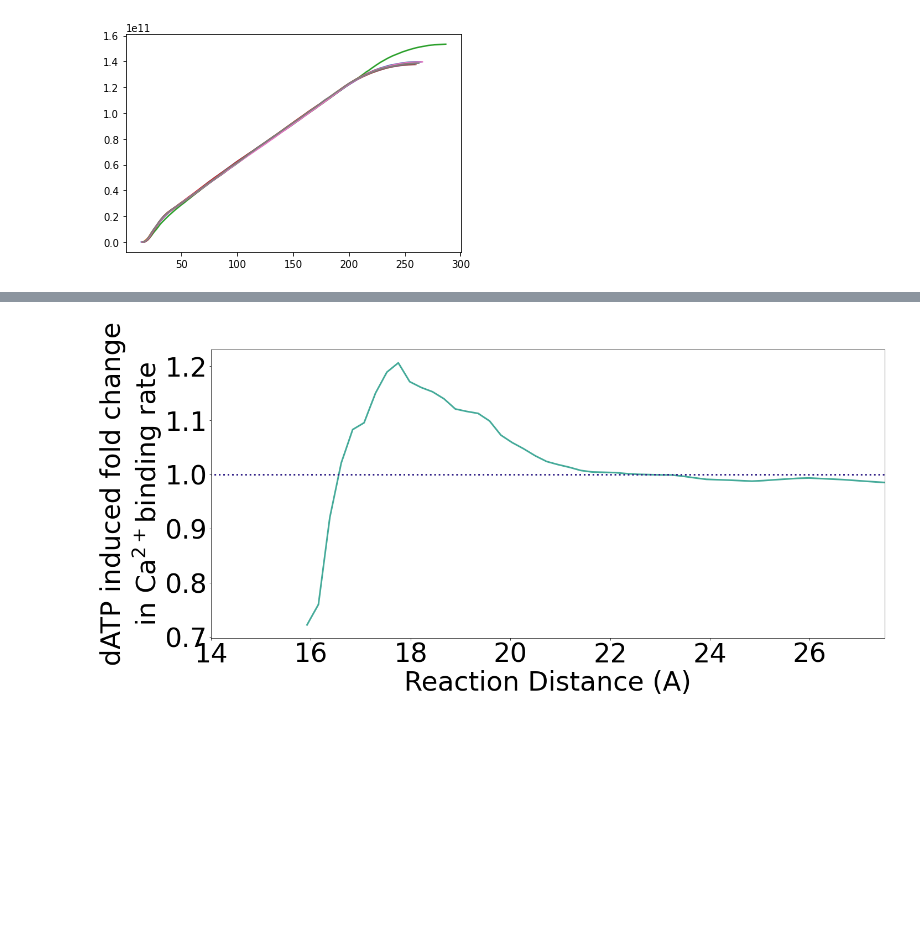
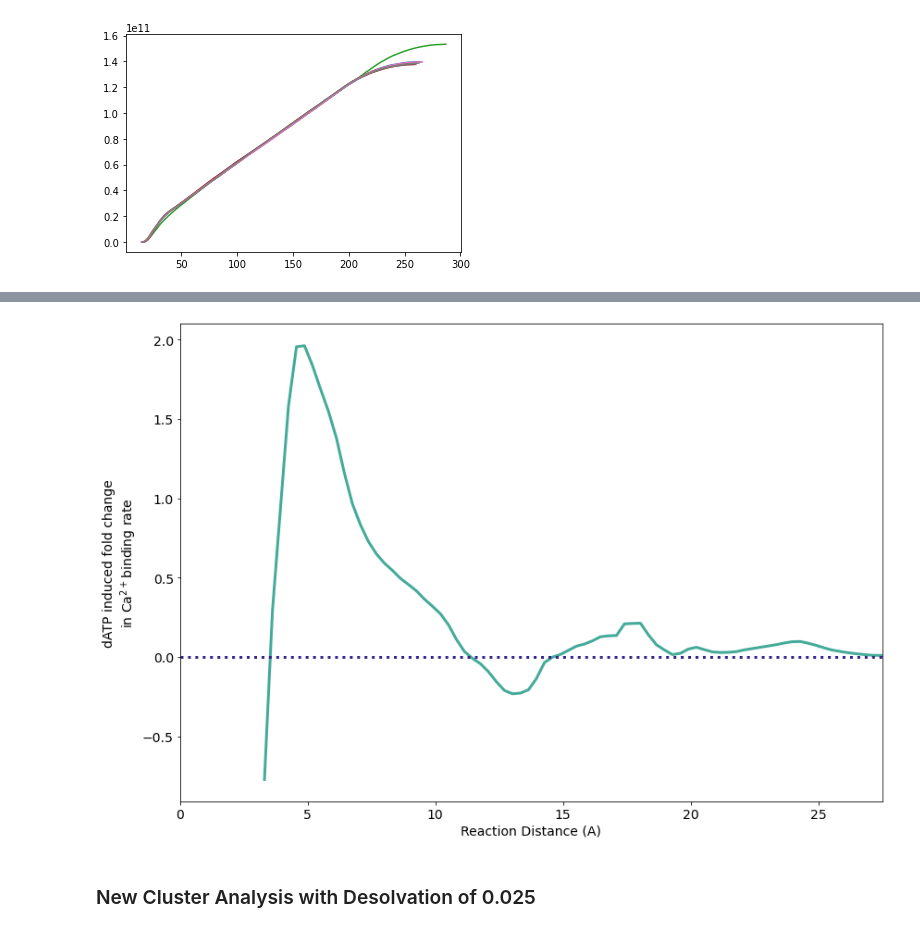
Before and after one commit to cmrg-lab/serca-atp-datp, a Jupyter notebook: ca_bd/Calcium_BD.ipynb, the cells around one changed output, grey strips where cells are left out. Saved outputs shown, nothing was run; the diff lists cells and outputs as text; code cells hidden in the pictures; blank space fills up the shorter version.

```diff
--- a/ca_bd/Calcium_BD.ipynb
+++ b/ca_bd/Calcium_BD.ipynb
@@ -122,3 +90,3 @@ Saved as dATP_Ca_i.csv
 # %%
-ATP_final = np.loadtxt('ATP_Ca_i.csv')
-dATP_final = np.loadtxt('dATP_Ca_i.csv')
+ATP_final = np.loadtxt('ATP_site_I.csv')
+dATP_final = np.loadtxt('dATP_site_I.csv')
@@ -144,23 +142,25 @@ plt.savefig('Ca_site_i.svg')
 # %%
-figure1 = plt.figure(figsize = (20,9))
+figure1 = plt.figure(figsize = (12,8))
 
-start_interp = min(ATP_final[:,0])
+start_interp = min(dATP_final[:,0])
 x  = np.linspace(start_interp, 50, 150)
 plt.plot(x,
-         np.interp(x, dATP_final[:,0], dATP_final[:,1])/np.interp(x, ATP_final[:,0], ATP_final[:,1]),
+         np.log2(np.interp(x, dATP_final[:,0], dATP_final[:,1])/np.interp(x, ATP_final[:,0], ATP_final[:,1])),
         color = dATP_color, linewidth = 3)
 lim = plt.xlim()
-plt.plot((0,60),(1,1),':', color = ATP_color, linewidth = 3)
+plt.plot((0,60),(0,0),':', color = ATP_color, linewidth = 3)
 
-plt.xlim(14,27.5)
+plt.xlim(0,27.5)
 
-plt.yticks(fontsize=48)
+plt.yticks(fontsize=14)
 
-plt.xticks(fontsize=48)
+plt.xticks(fontsize=14)
 
-plt.xlabel('Reaction Distance (A)', fontsize = 48)
-plt.ylabel('dATP induced fold change\nin Ca$^{2+}$binding rate', fontsize = 48)
+plt.xlabel('Reaction Distance (A)', fontsize = 14)
+plt.ylabel('dATP induced fold change\nin Ca$^{2+}$binding rate', fontsize = 14)
 plt.tight_layout()
-plt.savefig('Change_Ca_site_i.svg')
+#plt.savefig('Change_Ca_site_i.svg')
 # %% [output]
-[figure, old version]
+[figure, new version]
+# %% [markdown]
+### New Cluster Analysis with Desolvation of 0.025
```
Also changed, not shown: parts of 52 cells of this notebook.
